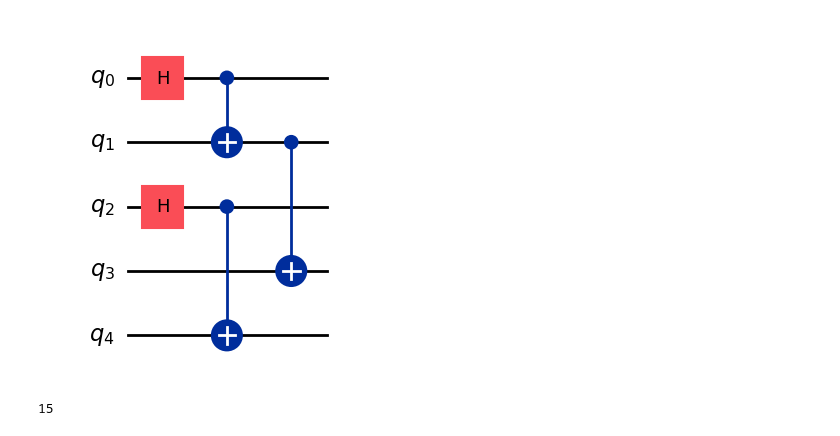
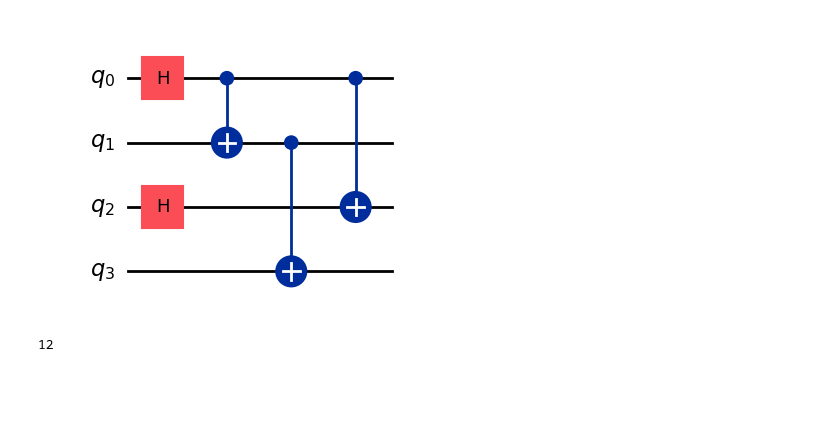
Before and after one commit to Giorgio-Miani/quantum-swap-optimizer, a Jupyter notebook: src/comp_graph_testing.ipynb, the cells around one changed output. Cells and saved outputs as stored; diff of their text form; code cells hidden in the pictures; blank space fills up the shorter version.

Commit message:
add comp graph testing

```diff
--- a/src/comp_graph_testing.ipynb
+++ b/src/comp_graph_testing.ipynb
@@ -54,24 +69,25 @@ print(module1)
 # %%
-circuit2 = QuantumCircuit(5)
+circuit2 = QuantumCircuit(4)
 # Add a H gate on qubit $q_{0}$, putting this qubit in superposition.
 circuit2.h(0)
 circuit2.h(2)
 # Add a CX (CNOT) gate on control qubit $q_{0}$ and target qubit $q_{1}$, putting
 # the qubits in a Bell state.
 circuit2.cx(0, 1)
 # Add a CX (CNOT) gate on control qubit $q_{0}$ and target qubit $q_{2}$, putting
 # the qubits in a GHZ state.
 circuit2.cx(1, 3)
 
-circuit2.cx(2,4)
+circuit2.cx(0, 2)
+
 circuit2.draw('mpl')
 # %% [output]
-[figure, old version]
+[figure, new version]
 # %%
 area2 = circuit2.num_qubits * circuit2.depth()
 print(area2)
 # %% [output]
-15
+12
 # %%
 trans_qc = transpile(circuit2, backend, optimization_level=3)
 trans_qc.draw('mpl')
```
Also changed, not shown: parts of 13 cells of this notebook.
